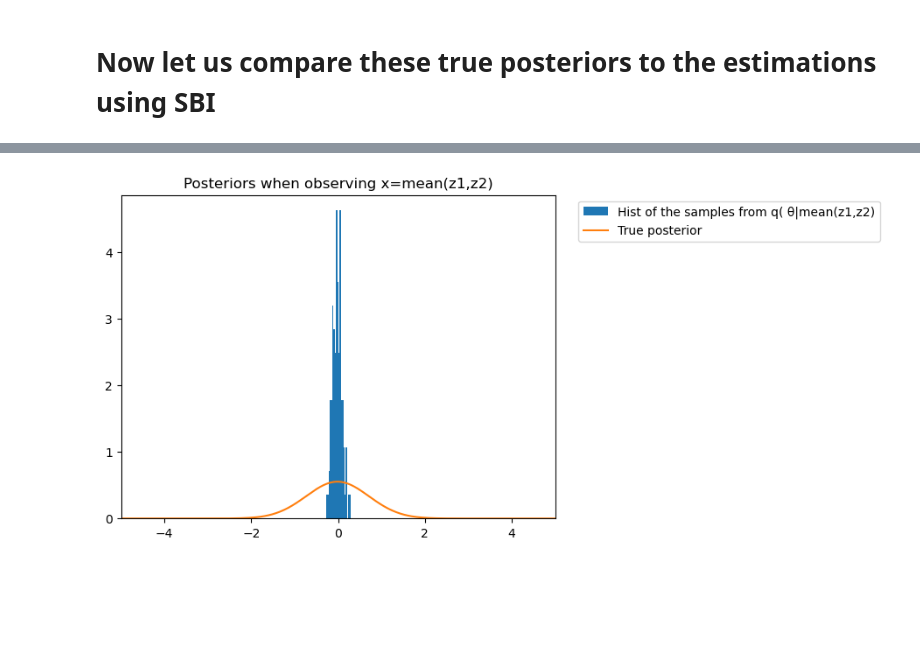
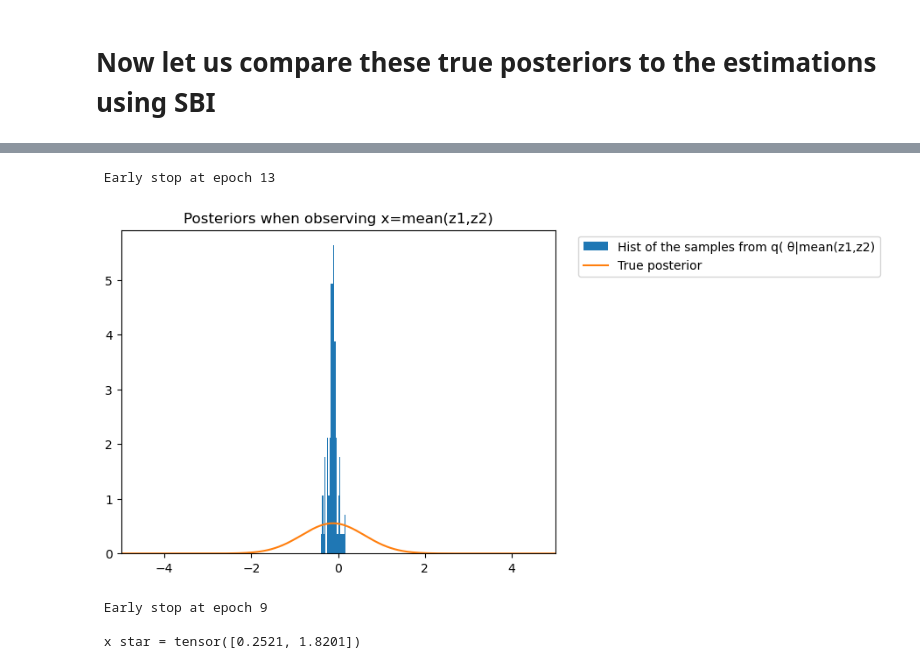
Before and after one commit to MouzaouiMatthieu/PFE, a Jupyter notebook: Model.ipynb, the cells around one changed output, grey strips where cells are left out. Cells and saved outputs as stored; diff of their text form; code cells hidden in the pictures; blank space fills up the shorter version.

```diff
--- a/Model.ipynb
+++ b/Model.ipynb
@@ -118,6 +143,7 @@ As expected the last 2 methods yield similar results, as are the first two.
 # %% [markdown]
 # Now let us compare these true posteriors to the estimations using SBI
 # %%
+
 import torch
 from sbi import utils as utils
 from sbi import analysis as analysis
@@ -141,9 +167,12 @@ def gaussian(theta, sigma, summ_stats):
     sx = {}
     sx['mean'] = zx.mean()
     sx['var'] = zx.var()
+    sx['raw'] = zx[0]
+    sx['mean_two_realisations'] = torch.distributions.Normal(loc=theta, scale=sigma).sample((2,)).mean()
     ss = []
     for st in summ_stats:
         ss.append(sx[st])
+
     return torch.tensor(ss)
 
 # choose which summary statistics to consider
@@ -281,4 +332,6 @@ nsf = lampe.inference.NPE(theta_dim = 1, x_dim=2, build=build_nsf)
 loss = lampe.inference.NPELoss(nsf)
 theta = prior.sample((M, ))
 x = torch.stack([gaussian(theta_i,1,["mean","var"]) for theta_i in theta])
-nsf = train_flow(nsf,loss,theta,x)
+theta_test = prior.sample((M//10, ))
+x_test = torch.stack([gaussian(theta_i,1,["mean","var"]) for theta_i in theta_test])
+nsf = train_flow(nsf,loss,theta,x, theta_test, x_test)
@@ -300,21 +355,25 @@ plt.show()
+# %%
+nsf = lampe.inference.NPE(theta_dim = 1, x_dim=1, build=build_nsf)
+loss = lampe.inference.NPELoss(nsf)
+theta = prior.sample((M, ))
+x = torch.stack([gaussian(theta_i,1,["mean"]) for theta_i in theta])
+theta_test = prior.sample((M//10, ))
+x_test = torch.stack([gaussian(theta_i,1,["mean"]) for theta_i in theta_test])
+nsf = train_flow(nsf,loss,theta,x, theta_test, x_test)
+
+x_star = gaussian(theta_true,1,["mean"])
+nsf.eval()
+with torch.no_grad():
+    samples = nsf.sample(x_star, (N,))
+# %% [output]
+ Early stop at epoch 13
 # %%
-nsf = lampe.inference.NPE(theta_dim = 1, x_dim=1, build=build_nsf)
-loss = lampe.inference.NPELoss(nsf)
-theta = prior.sample((M, ))
-x = torch.stack([gaussian(theta_i,1,["mean"]) for theta_i in theta])
-nsf = train_flow(nsf,loss,theta,x)
-
-x_star = gaussian(theta_true,1,["mean"])
-nsf.eval()
-with torch.no_grad():
-    samples = nsf.sample(x_star, (N,))
-
 plt.hist(samples.numpy(), density=True, bins=20, label="Hist of the samples from q( θ|mean(z1,z2)")
 eval_post_summaries = [posterior_x(theta, x_star.item()) for theta in theta_grid]
 plt.plot(theta_grid, eval_post_summaries, label="True posterior")
 plt.xlim(left=-5,right=5)
 plt.legend(bbox_to_anchor=(1.04, 1), loc="upper left")
 plt.title("Posteriors when observing x=mean(z1,z2)")
 plt.show()
 # %% [output]
-[figure, old version]
+[figure, new version]
@@ -320,0 +407,6 @@ plt.show()
+# %%
+a,b = get_posterior(["mean","var"],theta_true, sigma=1, sigma_y=np.sqrt(2))
+# %% [output]
+ Early stop at epoch 9
+
+ x star = tensor([0.2521, 1.8201])
```
Also changed, not shown: parts of 28 cells of this notebook.
